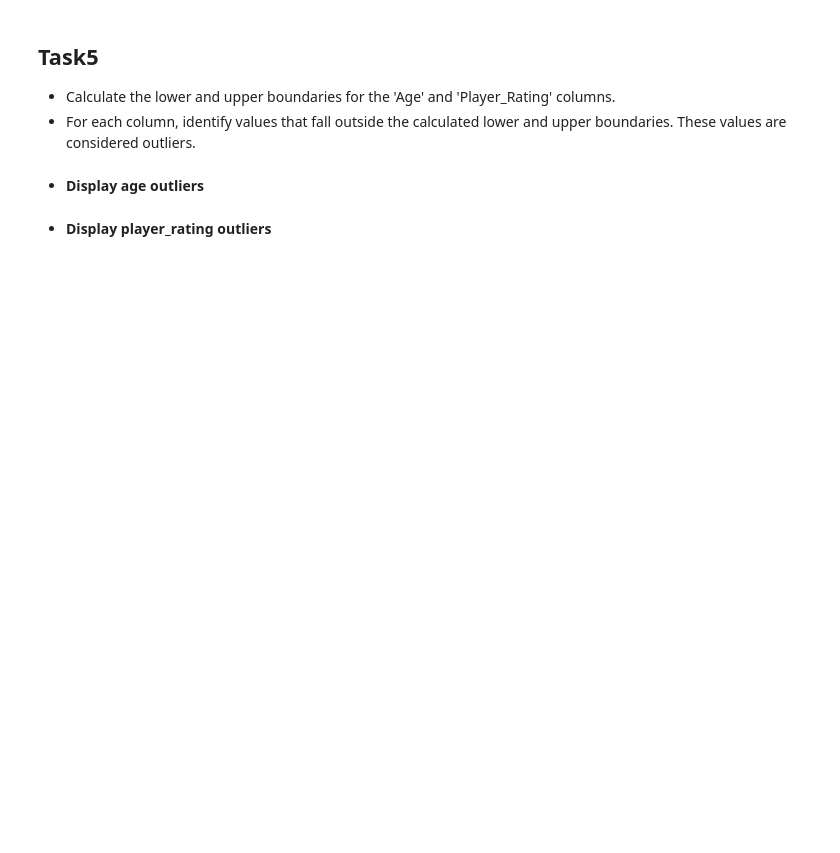
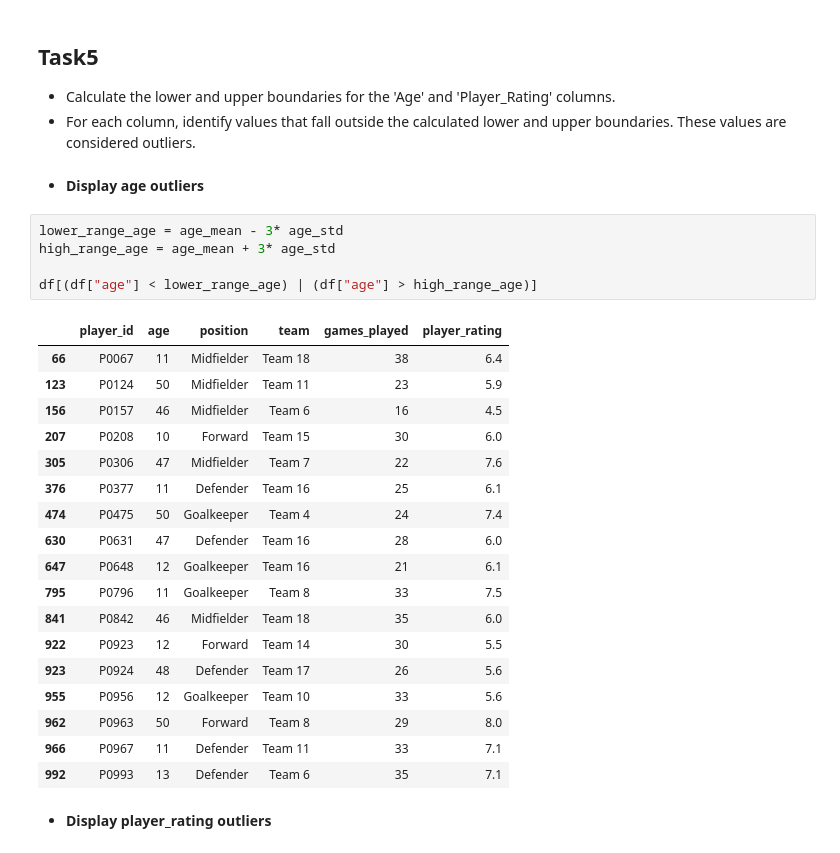
Before and after one commit to HMurawski/dump, a Jupyter notebook: dump_learning/cb/statistics/sports_league_outliers_detection.ipynb, the cells around one changed output. Saved outputs shown, nothing was run; the diff lists cells and outputs as text; blank space fills up the shorter version.

```diff
--- a/dump_learning/cb/statistics/sports_league_outliers_detection.ipynb
+++ b/dump_learning/cb/statistics/sports_league_outliers_detection.ipynb
@@ -63,5 +136,29 @@ Create histogram with Kernel Density Estimation (KDE) plots for both the 'age' a
 - For each column, identify values that fall outside the calculated lower and upper boundaries. These values are considered outliers.
 # %% [markdown]
 - **Display age outliers**
+# %%
+lower_range_age = age_mean - 3* age_std
+high_range_age = age_mean + 3* age_std
+
+df[(df["age"] < lower_range_age) | (df["age"] > high_range_age)]
+# %% [output]
+|  | player_id | age | position | team | games_played | player_rating |
+| 66 | P0067 | 11 | Midfielder | Team 18 | 38 | 6.4 |
+| 123 | P0124 | 50 | Midfielder | Team 11 | 23 | 5.9 |
+| 156 | P0157 | 46 | Midfielder | Team 6 | 16 | 4.5 |
+| 207 | P0208 | 10 | Forward | Team 15 | 30 | 6.0 |
+| 305 | P0306 | 47 | Midfielder | Team 7 | 22 | 7.6 |
+| 376 | P0377 | 11 | Defender | Team 16 | 25 | 6.1 |
+| 474 | P0475 | 50 | Goalkeeper | Team 4 | 24 | 7.4 |
+| 630 | P0631 | 47 | Defender | Team 16 | 28 | 6.0 |
+| 647 | P0648 | 12 | Goalkeeper | Team 16 | 21 | 6.1 |
+| 795 | P0796 | 11 | Goalkeeper | Team 8 | 33 | 7.5 |
+| 841 | P0842 | 46 | Midfielder | Team 18 | 35 | 6.0 |
+| 922 | P0923 | 12 | Forward | Team 14 | 30 | 5.5 |
+| 923 | P0924 | 48 | Defender | Team 17 | 26 | 5.6 |
+| 955 | P0956 | 12 | Goalkeeper | Team 10 | 33 | 5.6 |
+| 962 | P0963 | 50 | Forward | Team 8 | 29 | 8.0 |
+| 966 | P0967 | 11 | Defender | Team 11 | 33 | 7.1 |
+| 992 | P0993 | 13 | Defender | Team 6 | 35 | 7.1 |
 # %% [markdown]
 - **Display player_rating outliers**
```
Also changed, not shown: parts of 10 cells of this notebook.
